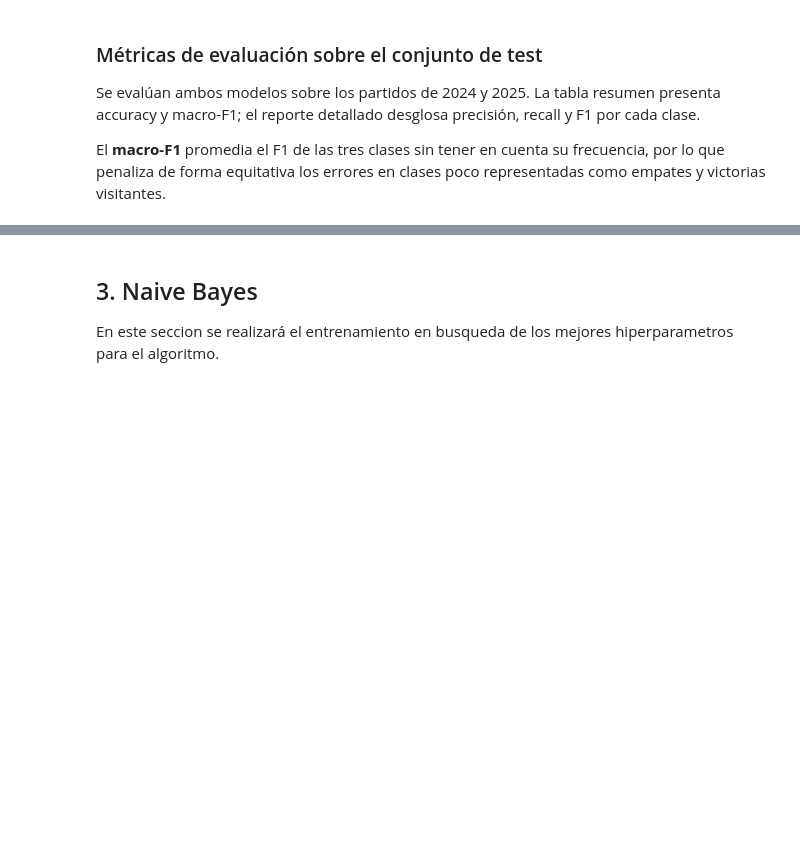
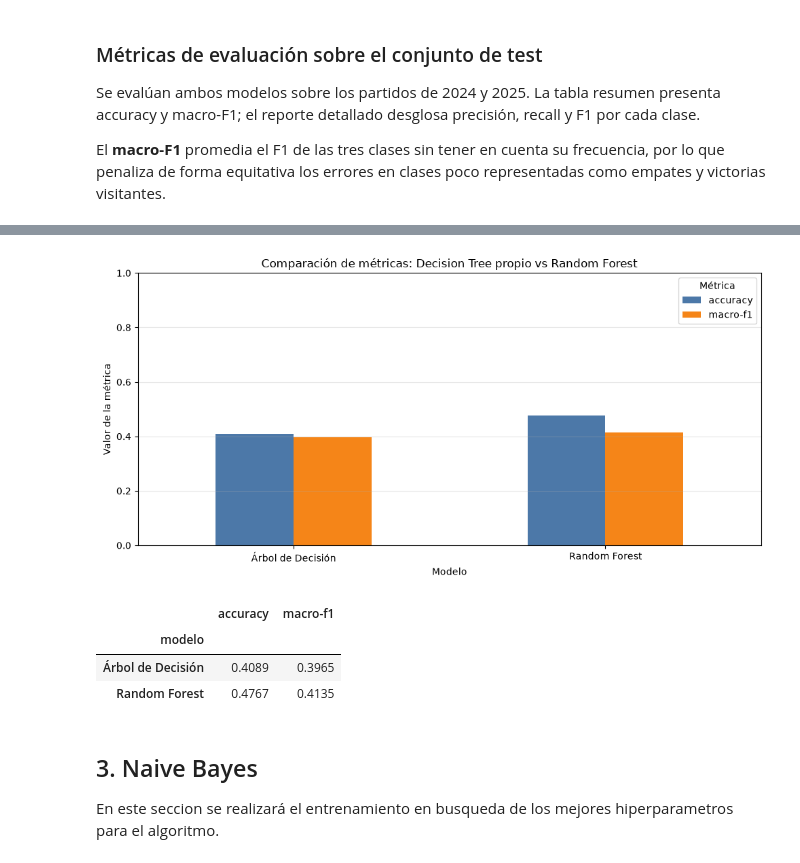
Before and after one commit to lugonca20/aprendaut_labs, a Jupyter notebook: tarea1/tarea1.ipynb, the cells around one changed output, grey strips where cells are left out. Saved outputs shown, nothing was run; the diff lists cells and outputs as text; code cells hidden in the pictures; blank space fills up the shorter version.

```diff
--- a/tarea1/tarea1.ipynb
+++ b/tarea1/tarea1.ipynb
@@ -681,6 +685,29 @@ weighted avg       0.41      0.41      0.41       472
     accuracy                           0.48       472
    macro avg       0.44      0.44      0.41       472
 weighted avg       0.45      0.48      0.44       472
+# %%
+metricas_plot = resumen.set_index('modelo')[['accuracy', 'macro-f1']]
+
+ax = metricas_plot.plot(
+    kind='bar',
+    figsize=(10, 5),
+    rot=0,
+    color=['#4C78A8', '#F58518', '#54A24B']
+)
+ax.set_title('Comparación de métricas: Decision Tree propio vs Random Forest')
+ax.set_ylabel('Valor de la métrica')
+ax.set_xlabel('Modelo')
+ax.set_ylim(0, 1)
+ax.grid(axis='y', alpha=0.3)
+plt.legend(title='Métrica')
+plt.tight_layout()
+plt.show()
+# %% [output]
+[figure, added]
+|  | accuracy | macro-f1 |
+| modelo |  |  |
+| Árbol de Decisión | 0.4089 | 0.3965 |
+| Random Forest | 0.4767 | 0.4135 |
 # %% [markdown]
 ## 3. Naive Bayes
 
```
Also changed, not shown: parts of 2 cells of this notebook.
